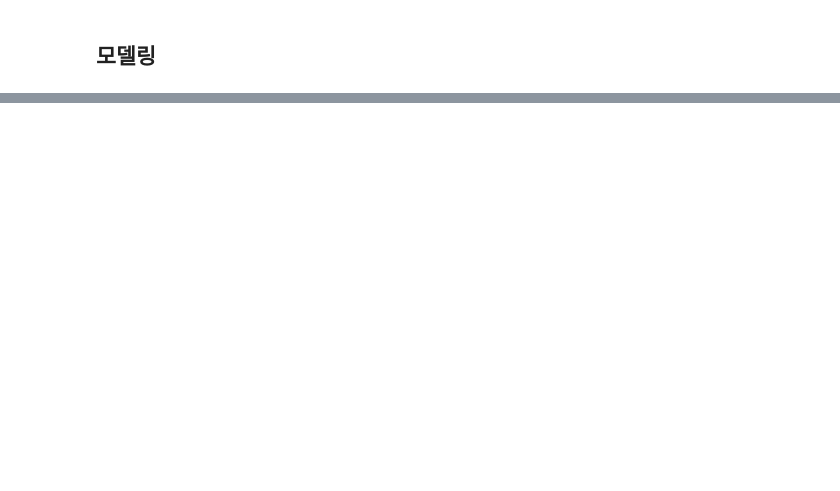
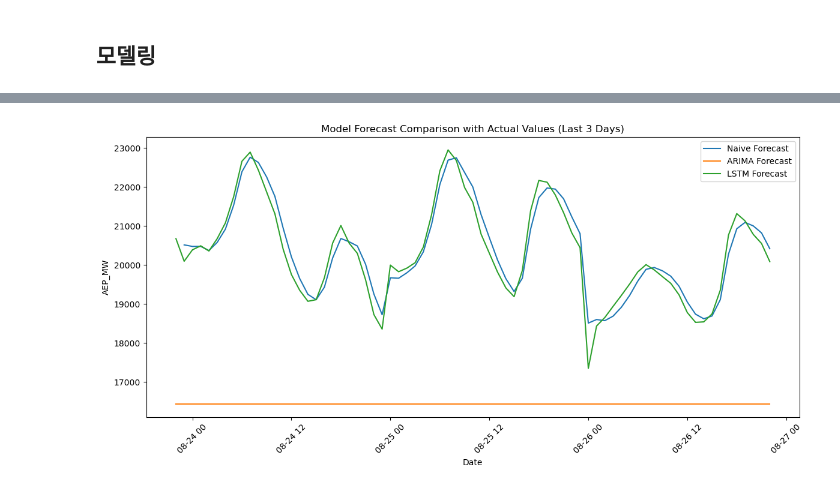
Before and after one commit to deepskill-repo/z2407-dbhitek, a Jupyter notebook: 305_timeseries.ipynb, the cells around one changed output, grey strips where cells are left out. Cells and saved outputs as stored; diff of their text form; code cells hidden in the pictures; blank space fills up the shorter version.

```diff
--- a/305_timeseries.ipynb
+++ b/305_timeseries.ipynb
@@ -82,8 +116,8 @@ print(f"Naive 모델 RMSE: {naive_rmse}")
 # %%
 # ARIMA 모델
 from statsmodels.tsa.arima.model import ARIMA
-model = ARIMA(train, order=(1,1,1))
+model = ARIMA(train['AEP_MW'], order=(2,1,2))
 model_fit = model.fit()
 arima_forecast = model_fit.forecast(steps=len(test))
-arima_rmse = sqrt(mean_squared_error(test, arima_forecast))
+arima_rmse = sqrt(mean_squared_error(test['AEP_MW'], arima_forecast))
 print(f"ARIMA 모델 RMSE: {arima_rmse}")
@@ -103,8 +139,8 @@ def create_dataset(X, y, time_steps=1):
     return np.array(Xs), np.array(ys)
 
 scaler = MinMaxScaler(feature_range=(0, 1))
-scaled_train = scaler.fit_transform(train.values.reshape(-1, 1))
-scaled_test = scaler.transform(test.values.reshape(-1, 1))
+scaled_train = scaler.fit_transform(train['AEP_MW'].values.reshape(-1, 1))
+scaled_test = scaler.transform(test['AEP_MW'].values.reshape(-1, 1))
 
 time_steps = 10
 X_train, y_train = create_dataset(pd.Series(scaled_train.flatten()), pd.Series(scaled_train.flatten()), time_steps)
@@ -136,0 +181,38 @@ plt.show()
+# %%
+# 데이터 준비
+test_index = pd.date_range(start='2017-07-14 23:00:00', periods=len(naive_forecast), freq='H')
+naive_forecast_series = pd.Series(naive_forecast['AEP_MW'].values, index=test_index)
+arima_forecast_series = pd.Series(arima_forecast.values, index=test_index)
+lstm_forecast_array = np.array(lstm_forecast).flatten()
+
+# LSTM 예측을 위한 별도의 인덱스 생성
+lstm_index = test_index[-len(lstm_forecast_array):]
+
+# 지난 3일간의 데이터만 선택
+end_date = test_index[-1]
+start_date = end_date - pd.Timedelta(days=3)
+
+# 결과 시각화
+plt.figure(figsize=(12,6))
+
+# Naive 예측
+naive_mask = (naive_forecast_series.index >= start_date) & (naive_forecast_series.index <= end_date)
+plt.plot(naive_forecast_series.index[naive_mask][1:], naive_forecast_series[naive_mask][1:], label='Naive Forecast')
+
+# ARIMA 예측
+arima_mask = (arima_forecast_series.index >= start_date) & (arima_forecast_series.index <= end_date)
+plt.plot(arima_forecast_series.index[arima_mask], arima_forecast_series[arima_mask], label='ARIMA Forecast')
+
+# LSTM 예측
+lstm_mask = (lstm_index >= start_date) & (lstm_index <= end_date)
+plt.plot(lstm_index[lstm_mask], lstm_forecast_array[lstm_mask], label='LSTM Forecast')
+
+plt.legend()
+plt.title('Model Forecast Comparison with Actual Values (Last 3 Days)')
+plt.xlabel('Date')
+plt.ylabel('AEP_MW')
+plt.xticks(rotation=45)
+plt.tight_layout()
+plt.show()
+# %% [output]
+[figure, added]
```
Also changed, not shown: parts of 10 cells of this notebook, 1 other file.
